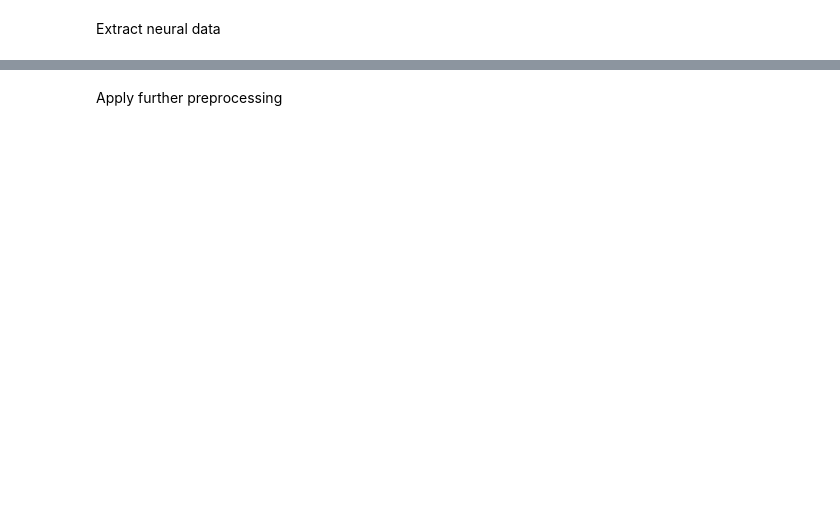
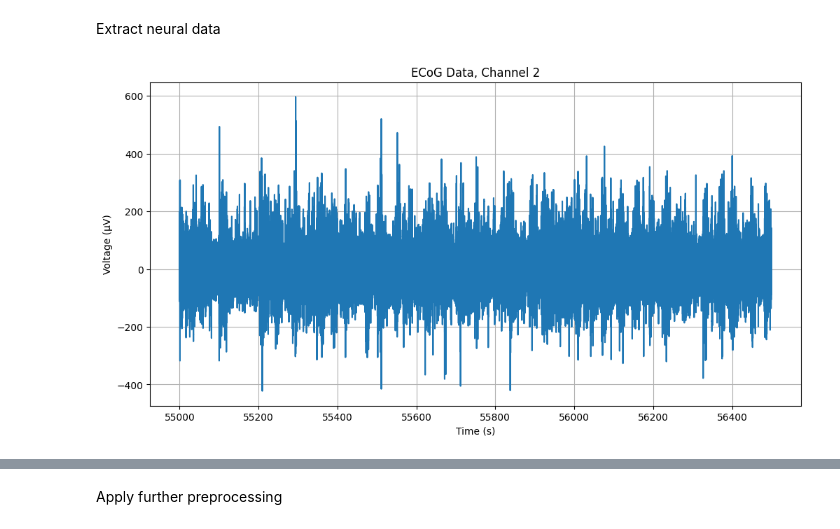
Before and after one commit to mserhat1/NMA_Project, a Jupyter notebook: notebook_for_plotting.ipynb, the cells around one changed output, grey strips where cells are left out. Saved outputs shown, nothing was run; the diff lists cells and outputs as text; code cells hidden in the pictures; blank space fills up the shorter version.

```diff
--- a/notebook_for_plotting.ipynb
+++ b/notebook_for_plotting.ipynb
@@ -47,12 +65,15 @@ print(pc_matrix.shape) # pc_matrix[i] gives the i'th component.
 # %% [markdown]
 Extract neural data
 # %%
-from functions.data import extract_neural_data
-
 # specify parameters
-channel = 7
-pre_time = 2
-post_time = 1
-time_window = (55000, 55030)
+channel = 'all'
+time_window = (55000, 56500)
 
 ecog_data = extract_neural_data(nwbfile, channel=channel, time_window=time_window)
+# %%
+from functions.plotting_new import plot_signal
+
+# don't use the whole time window for plotting, it will take forever.
+plot_signal(ecog_data)
+# %% [output]
+[figure, added]
```
Also changed, not shown: parts of 5 cells of this notebook.
